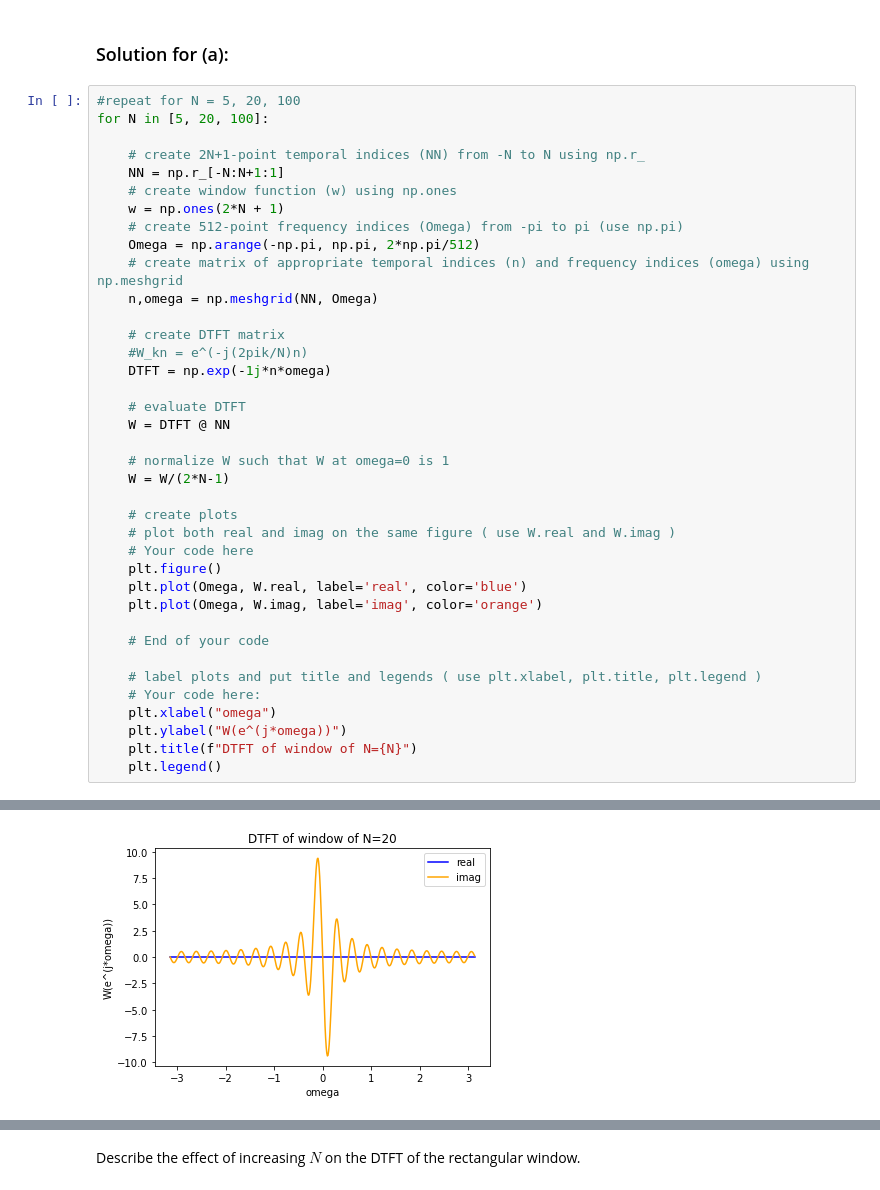
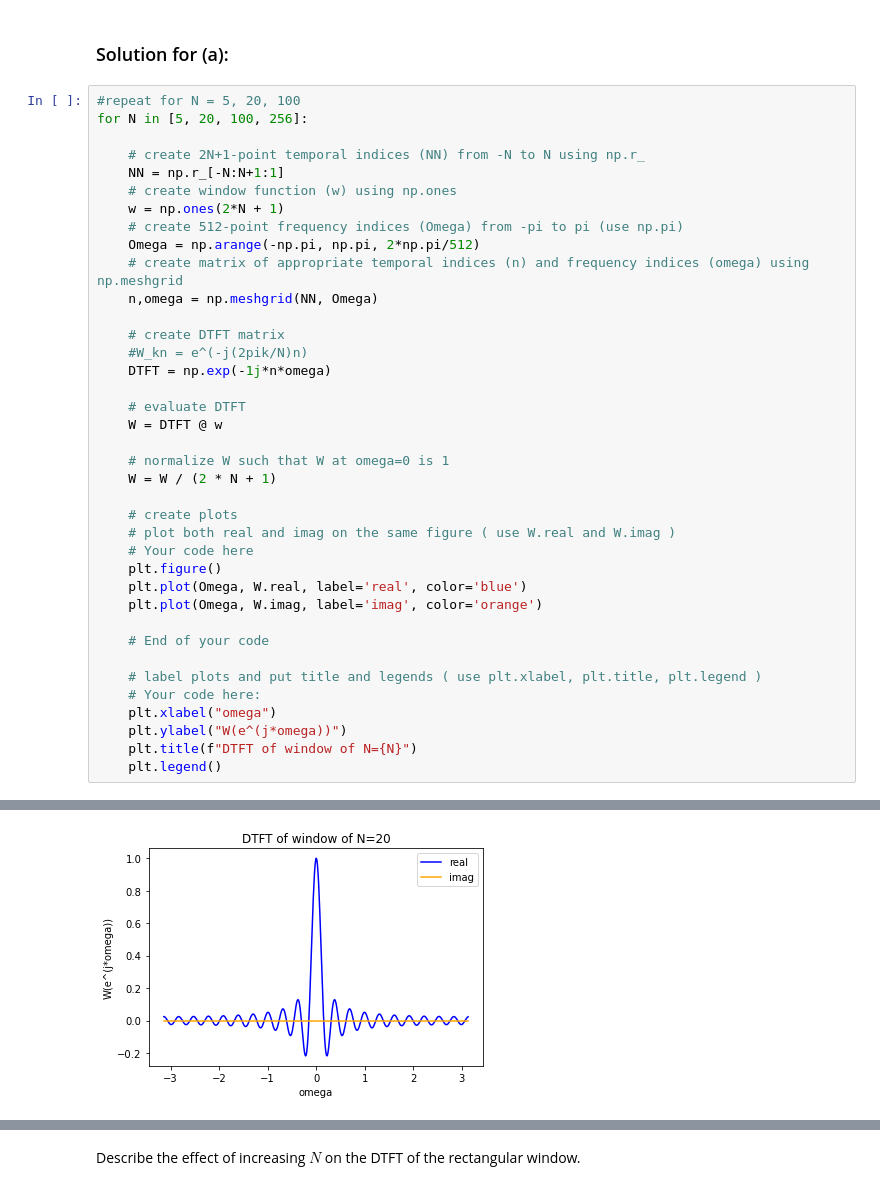
Before and after one commit to EE123-students/lab1-spring2023-rob, a Jupyter notebook: lab1-part1-dtft.ipynb, the cells around one changed output, grey strips where cells are left out. Cells and saved outputs as stored; diff of their text form.

```diff
--- a/lab1-part1-dtft.ipynb
+++ b/lab1-part1-dtft.ipynb
@@ -109,7 +109,7 @@ a = np.ones(N)
 ### Solution for (a):
 # %%
 #repeat for N = 5, 20, 100
-for N in [5, 20, 100]:
+for N in [5, 20, 100, 256]:
 
     # create 2N+1-point temporal indices (NN) from -N to N using np.r_
     NN = np.r_[-N:N+1:1]
@@ -125,10 +125,10 @@ for N in [5, 20, 100]:
     DTFT = np.exp(-1j*n*omega)
 
     # evaluate DTFT
-    W = DTFT @ NN
+    W = DTFT @ w
 
     # normalize W such that W at omega=0 is 1
-    W = W/(2*N-1)
+    W = W / (2 * N + 1)
 
     # create plots
     # plot both real and imag on the same figure ( use W.real and W.imag )
@@ -150 +150 @@ for N in [5, 20, 100]:
-[figure, old version]
+[figure, new version]
```
Also changed, not shown: parts of 10 cells of this notebook.
